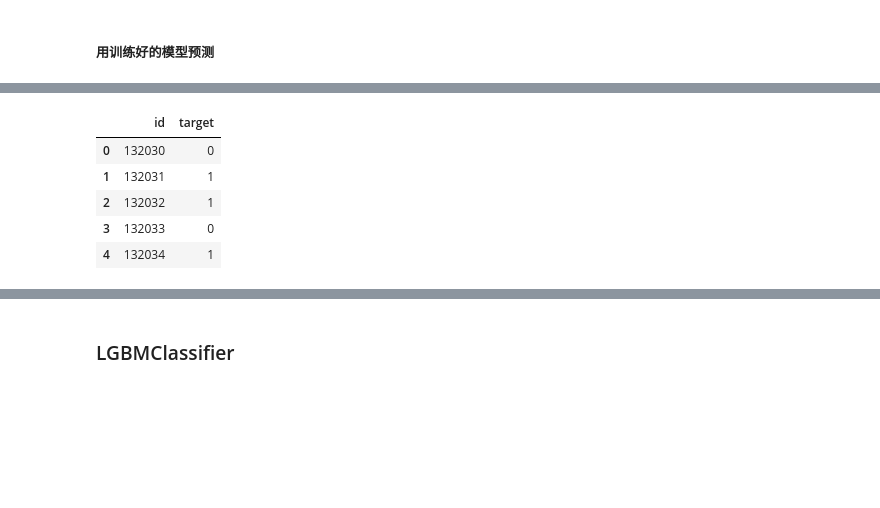
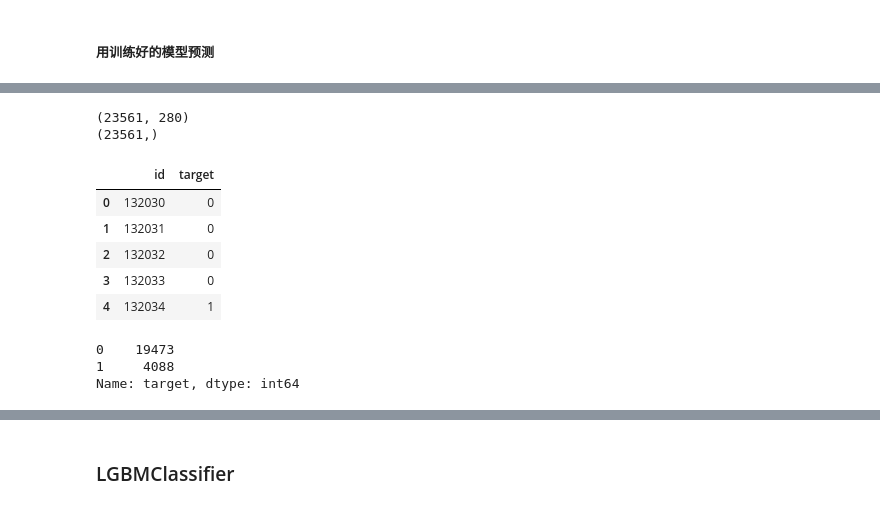
Before and after one commit to baiziru/Ooops, a Jupyter notebook: test.ipynb, the cells around one changed output, grey strips where cells are left out. Cells and saved outputs as stored; diff of their text form; code cells hidden in the pictures; blank space fills up the shorter version.

```diff
--- a/test.ipynb
+++ b/test.ipynb
@@ -1065,0 +1724,7 @@ print(X.columns.tolist())
+# %%
+WOE_cols = []
+for col in X.columns.tolist():
+    if col.find('_WOE') > -1:
+        #WOE_cols.append(col.split('_')[0])
+        WOE_cols.append(col)
+print(WOE_cols)
@@ -1145,0 +1809,14 @@ test_data_x.head()
+# %%
+train_WOE_cols = []
+test_WOE_cols = []
+for col in X.columns.tolist():
+    if col.find('_WOE') > -1:
+        train_WOE_cols.append(col)
+
+for col in testData.columns.tolist():
+    if col.find('_WOE') > -1:
+        test_WOE_cols.append(col)
+
+print(set(train_WOE_cols) - set(test_WOE_cols))
+print(set(test_WOE_cols) - set(train_WOE_cols))
+print(len(test_WOE_cols) - len(train_WOE_cols))
@@ -1145,0 +1827,12 @@ test_data_x.head()
+# %%
+col_not_in_testset = []
+test_X = test_x[['id']]
+for col in X.columns:
+    #print("do  {} .....".format(col))
+    if col in testData.columns:
+        test_X[col] = testData[col]
+    else:
+        test_X[col] = 0
+        col_not_in_testset.append(col)
+test_X.drop(columns=['id'], axis=1, inplace=True)
+print("columns not in test data set is [ {} ]".format(col_not_in_testset))
@@ -1157,0 +1869,4 @@ y_pred = BFC_Model.predict(test_data_x)
+# %%
+#y_pred = BFC_Model.predict(test_X)
+y_pred = best_est.predict(test_X)
+print(y_pred.shape)
@@ -1162,12 +1879,26 @@ array([0, 1, 1, ..., 0, 0, 0], dtype=int64)
+# %%
+print(test_x.shape)
+print(y_pred.shape)
+# %% [output]
+(23561, 280)
+(23561,)
 # %%
-y_pred = pd.DataFrame(y_pred, columns=['target'])
-y_pred = pd.concat([test_x.id, y_pred],axis=1)
-y_pred.to_csv('sub_bclf_lable_2019_11_05.csv', index=False)
-y_pred.head()
+y_pred_0 = pd.DataFrame(y_pred, columns=['target'])
+y_pred_0.insert(0,'id',test_x.id)
+y_pred_0.to_csv('sub_brfc_lable_2019_11_07.csv', index=False)
+y_pred_0.head()
 # %% [output]
 |  | id | target |
 | 0 | 132030 | 0 |
-| 1 | 132031 | 1 |
-| 2 | 132032 | 1 |
+| 1 | 132031 | 0 |
+| 2 | 132032 | 0 |
 | 3 | 132033 | 0 |
 | 4 | 132034 | 1 |
+# %%
+#y_pred_0.target.vaue_counts()
+#type(y_pred_0)
+y_pred_0.target.value_counts()
+# %% [output]
+0    19473
+1     4088
+Name: target, dtype: int64
```
Also changed, not shown: parts of 144 cells of this notebook, 1 other file.
